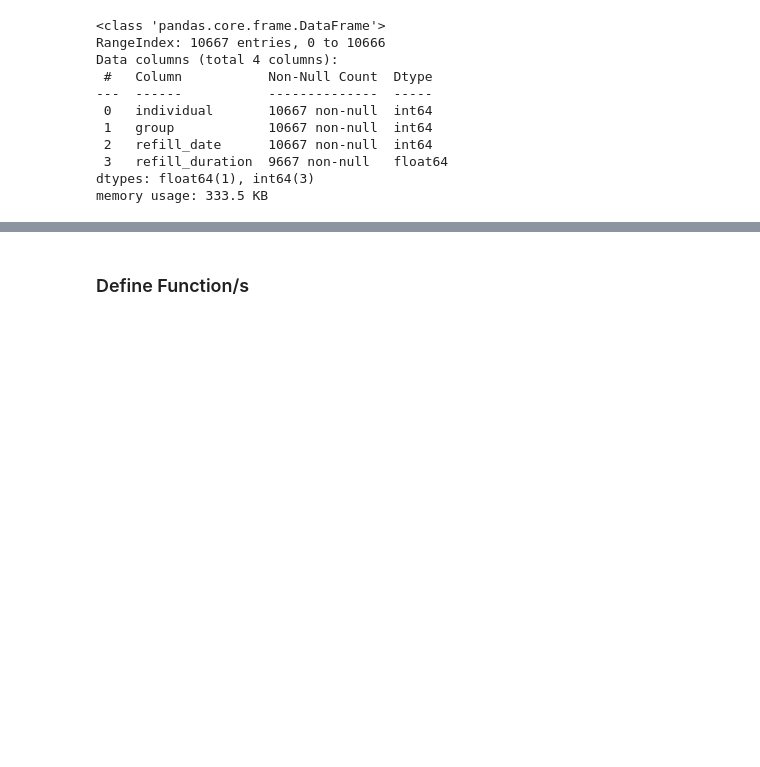
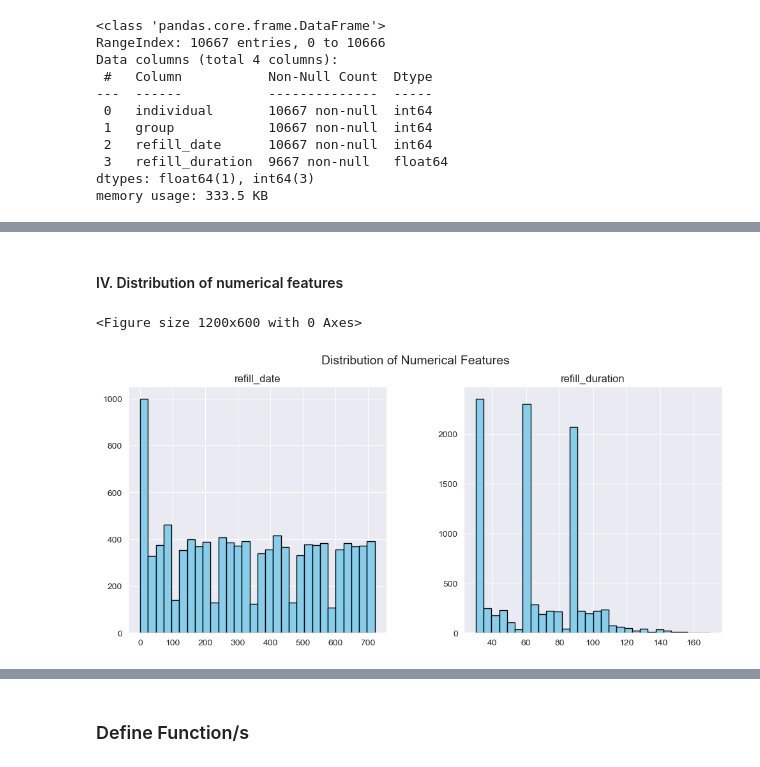
Before and after one commit to zeusschoolacc/SEE_PY, a Jupyter notebook: src/main.ipynb, the cells around one changed output, grey strips where cells are left out. Cells and saved outputs as stored; diff of their text form; code cells hidden in the pictures; blank space fills up the shorter version.

```diff
--- a/src/main.ipynb
+++ b/src/main.ipynb
@@ -57,0 +86,10 @@ memory usage: 333.5 KB
+# %% [markdown]
+#### IV. Distribution of numerical features
+# %%
+plt.figure(figsize=(12, 6))
+simulated_df.drop(columns=["individual", "group"]).hist(bins=30, figsize=(12, 5), color='skyblue', edgecolor='black')
+plt.suptitle("Distribution of Numerical Features", fontsize=14)
+plt.show()
+# %% [output]
+<Figure size 1200x600 with 0 Axes>
+[figure, added]
```
Also changed, not shown: parts of 14 cells of this notebook.
